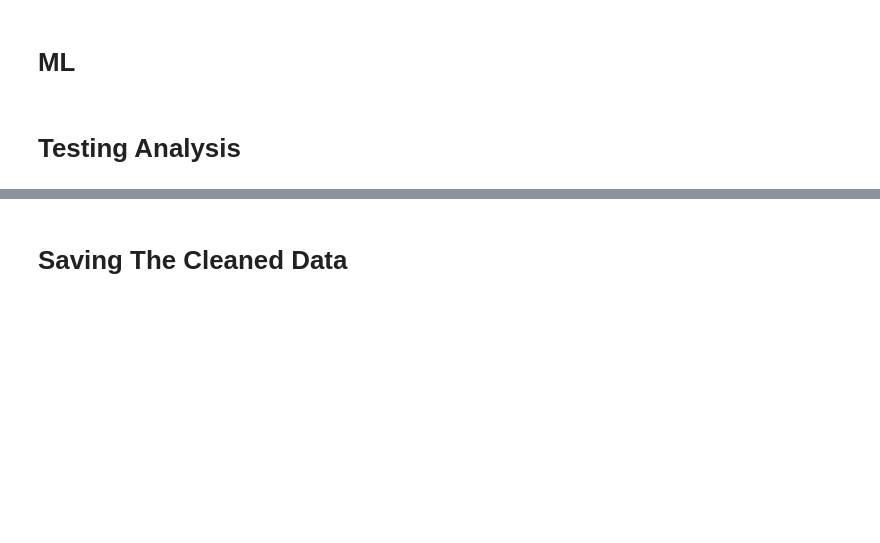
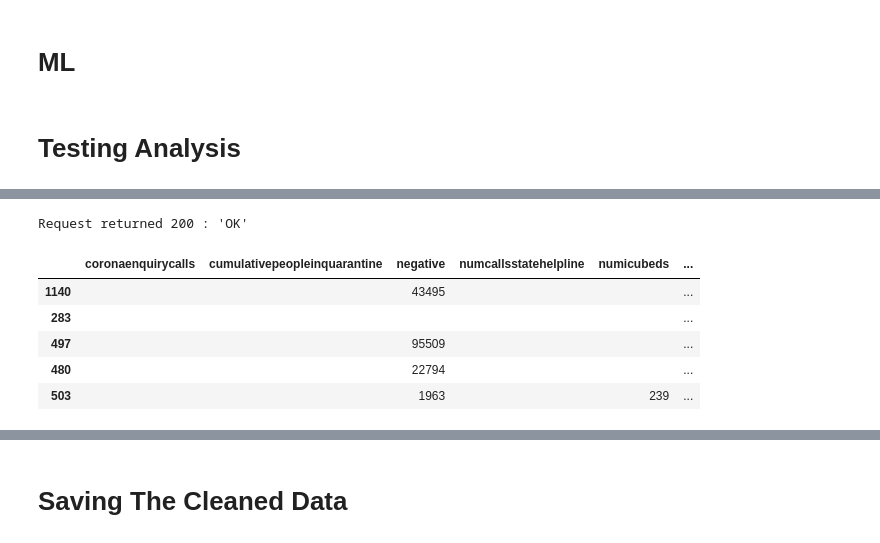
Before and after one commit to Covid-Analytics-India/covid19-analysis, a Jupyter notebook: SarthakTesting.ipynb, the cells around one changed output, grey strips where cells are left out. Saved outputs shown, nothing was run; the diff lists cells and outputs as text; code cells hidden in the pictures; blank space fills up the shorter version.

```diff
--- a/SarthakTesting.ipynb
+++ b/SarthakTesting.ipynb
@@ -903,0 +851,18 @@ AttributeError: ignored
+# %%
+testing_data = get('https://api.covid19india.org/state_test_data.json')
+
+from pandas.io.json import json_normalize
+testing_data = json_normalize(testing_data)
+# %% [output]
+Request returned 200 : 'OK'
+# %%
+testing_data = pd.DataFrame.from_dict(testing_data['states_tested_data'][0])
+# %%
+testing_data.sample(5)
+# %% [output]
+|  | coronaenquirycalls | cumulativepeopleinquarantine | negative | numcallsstatehelpline | numicubeds | ... |
+| 1140 |  |  | 43495 |  |  | ... |
+| 283 |  |  |  |  |  | ... |
+| 497 |  |  | 95509 |  |  | ... |
+| 480 |  |  | 22794 |  |  | ... |
+| 503 |  |  | 1963 |  | 239 | ... |
```
Also changed, not shown: parts of 32 cells of this notebook.
